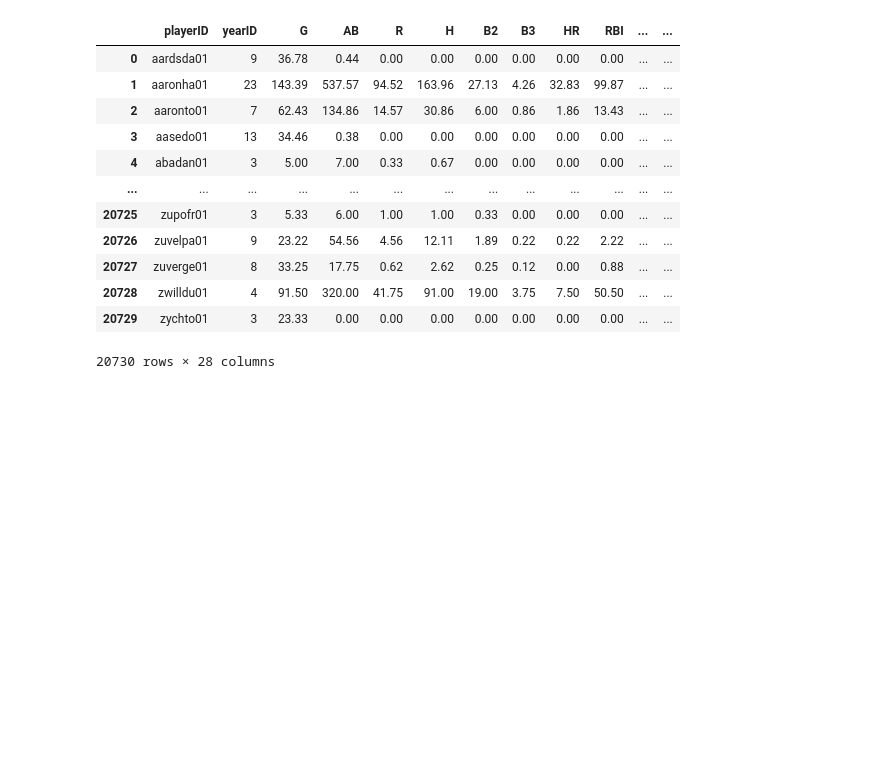
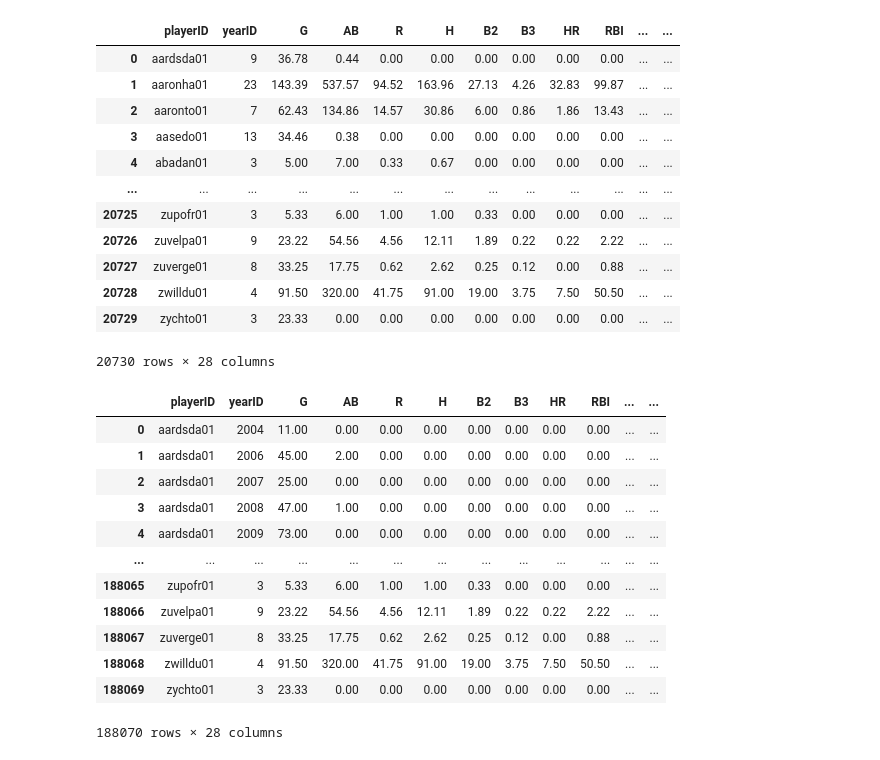
Before and after one commit to anwrak/jbbs_data, a Jupyter notebook: process_data/player_batting.ipynb, the cells around one changed output. Drawn from its saved outputs; the diff is of its cells as text; code cells hidden in the pictures; blank space fills up the shorter version.

Commit message:
calc ratios and pcts

```diff
--- a/process_data/player_batting.ipynb
+++ b/process_data/player_batting.ipynb
@@ -148,6 +212,43 @@ season_avg_df
 | 20728 | zwilldu01 | 4 | 91.50 | 320.00 | 41.75 | 91.00 | 19.00 | 3.75 | 7.50 | 50.50 | ... | ... |
 | 20729 | zychto01 | 3 | 23.33 | 0.00 | 0.00 | 0.00 | 0.00 | 0.00 | 0.00 | 0.00 | ... | ... |
 20730 rows × 28 columns
+# %%
+all_hitting = pd.concat([player_batting, career_df, avg162_df, avg600_df, season_avg_df], ignore_index=True)
+
+#ratios and percentages for all
+all_hitting['BA'] = BasicHitting.calc_ba(all_hitting)
+all_hitting['HRAB'] = BasicHitting.calc_hrab(all_hitting)
+all_hitting['HRH'] = BasicHitting.calc_hrh(all_hitting)
+all_hitting['OBP'] = BasicHitting.calc_obp(all_hitting)
+all_hitting['SLGp'] = BasicHitting.calc_slg(all_hitting)
+all_hitting['OPS'] = BasicHitting.calc_ops(all_hitting)
+all_hitting['XBHp'] = BasicHitting.calc_xbh_pct(all_hitting)
+all_hitting['EqA'] = BasicHitting.calc_eqa(all_hitting)
+all_hitting['ISO'] = BasicHitting.calc_iso(all_hitting)
+all_hitting['GPA'] = BasicHitting.calc_gpa(all_hitting)
+all_hitting['PASO'] = BasicHitting.calc_paso(all_hitting)
+all_hitting['BBK'] = BasicHitting.calc_bbk(all_hitting)
+all_hitting['RC'] = BasicHitting.calc_rc(all_hitting)
+all_hitting['BR'] = BasicHitting.calc_br(all_hitting)
+all_hitting['SBp'] = BasicHitting.calc_sbp(all_hitting)
+all_hitting['TA'] = BasicHitting.calc_ta(all_hitting)
+all_hitting['BABIP'] = BasicHitting.calc_babip(all_hitting)
+
+all_hitting
+# %% [output]
+|  | playerID | yearID | G | AB | R | H | B2 | B3 | HR | RBI | ... | ... |
+| 0 | aardsda01 | 2004 | 11.00 | 0.00 | 0.00 | 0.00 | 0.00 | 0.00 | 0.00 | 0.00 | ... | ... |
+| 1 | aardsda01 | 2006 | 45.00 | 2.00 | 0.00 | 0.00 | 0.00 | 0.00 | 0.00 | 0.00 | ... | ... |
+| 2 | aardsda01 | 2007 | 25.00 | 0.00 | 0.00 | 0.00 | 0.00 | 0.00 | 0.00 | 0.00 | ... | ... |
+| 3 | aardsda01 | 2008 | 47.00 | 1.00 | 0.00 | 0.00 | 0.00 | 0.00 | 0.00 | 0.00 | ... | ... |
+| 4 | aardsda01 | 2009 | 73.00 | 0.00 | 0.00 | 0.00 | 0.00 | 0.00 | 0.00 | 0.00 | ... | ... |
+| ... | ... | ... | ... | ... | ... | ... | ... | ... | ... | ... | ... | ... |
+| 188065 | zupofr01 | 3 | 5.33 | 6.00 | 1.00 | 1.00 | 0.33 | 0.00 | 0.00 | 0.00 | ... | ... |
+| 188066 | zuvelpa01 | 9 | 23.22 | 54.56 | 4.56 | 12.11 | 1.89 | 0.22 | 0.22 | 2.22 | ... | ... |
+| 188067 | zuverge01 | 8 | 33.25 | 17.75 | 0.62 | 2.62 | 0.25 | 0.12 | 0.00 | 0.88 | ... | ... |
+| 188068 | zwilldu01 | 4 | 91.50 | 320.00 | 41.75 | 91.00 | 19.00 | 3.75 | 7.50 | 50.50 | ... | ... |
+| 188069 | zychto01 | 3 | 23.33 | 0.00 | 0.00 | 0.00 | 0.00 | 0.00 | 0.00 | 0.00 | ... | ... |
+188070 rows × 28 columns
 # %%
 
 #ratios and percentages
```
Also changed, not shown: parts of 3 cells of this notebook.
